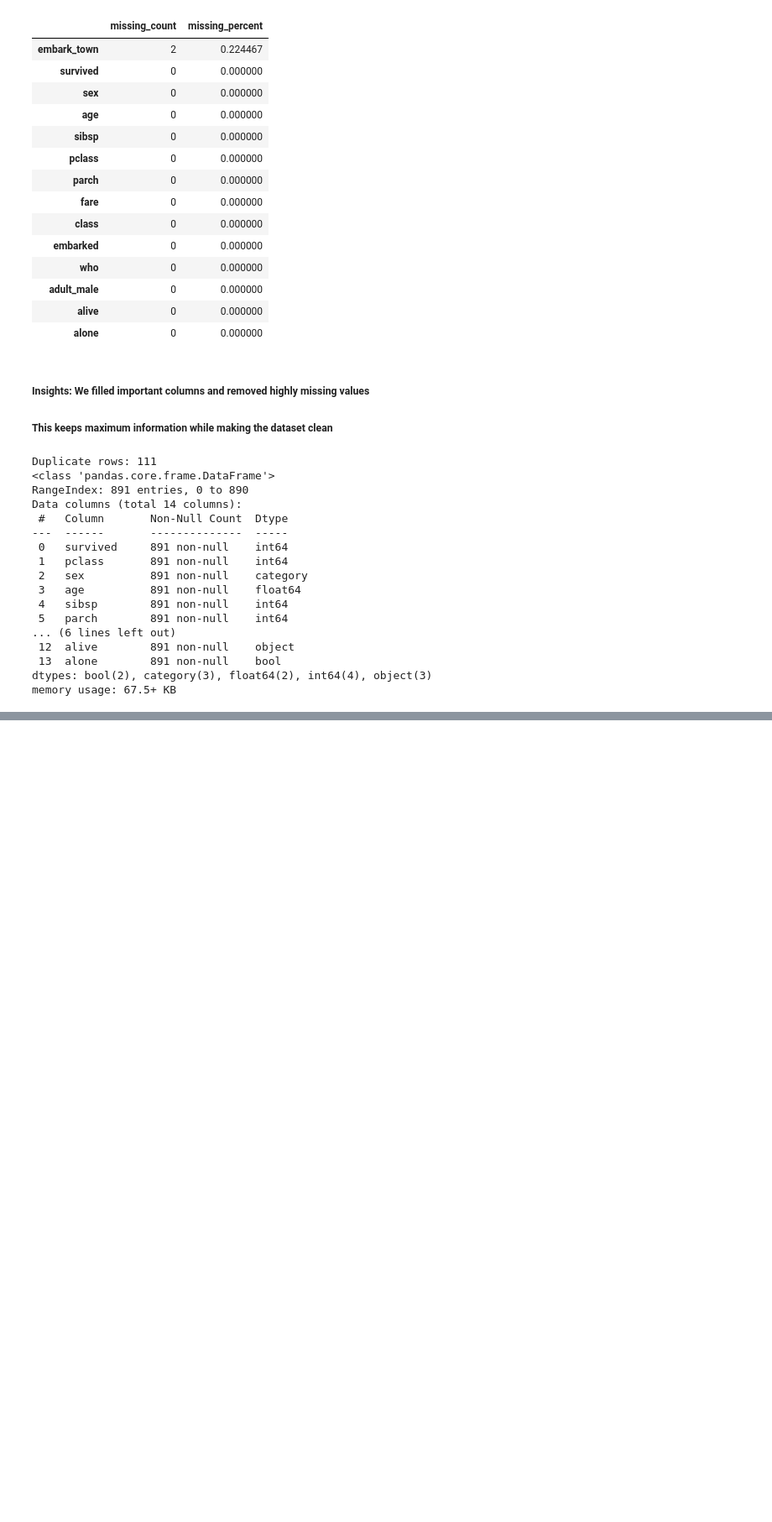
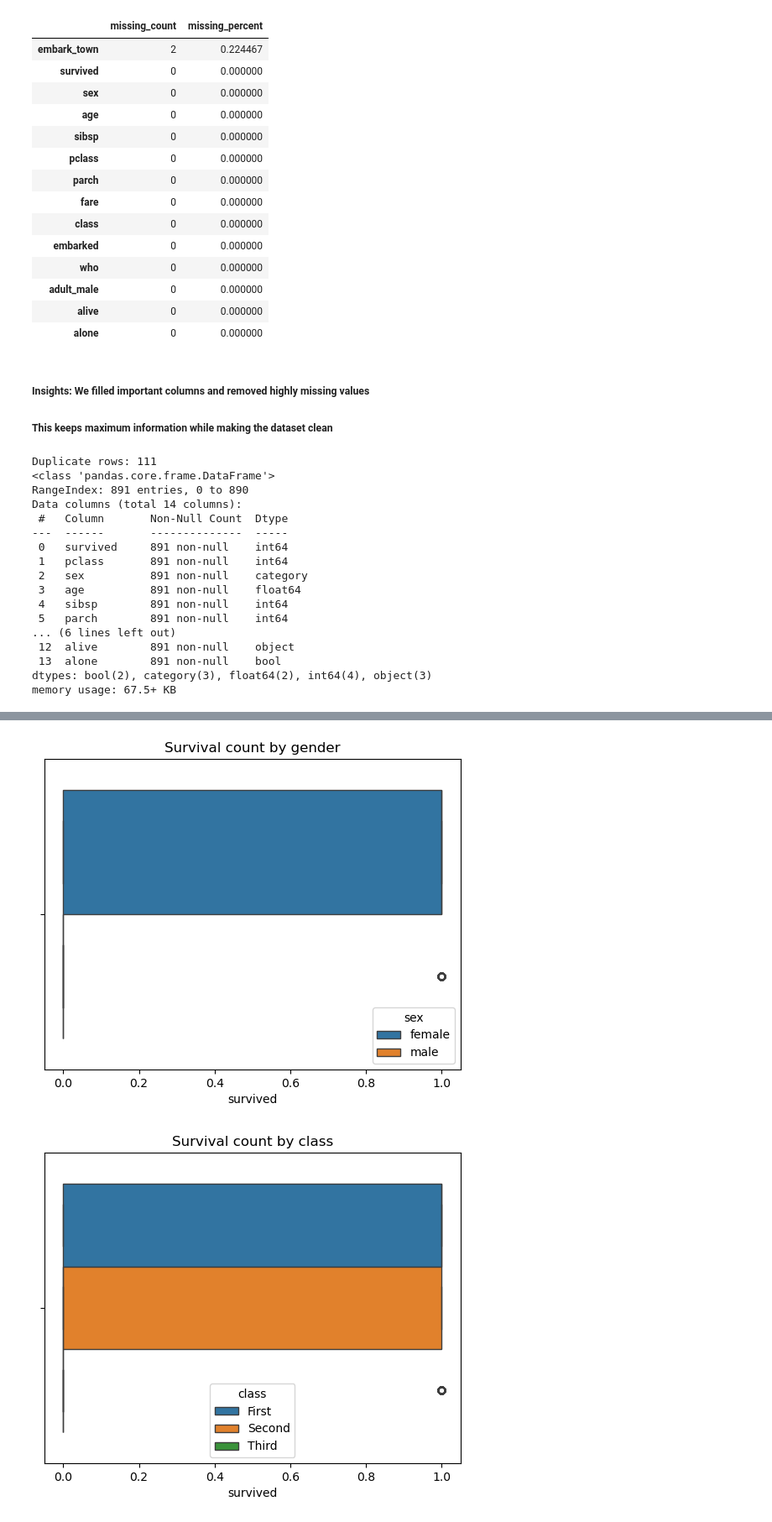
Before and after one commit to thotatejaswini03/DataAnalysis, a Jupyter notebook: exploratoryDataAnalysis.ipynb, the cells around one changed output, grey strips where cells are left out. Shown: that part at 84% size. Drawn from its saved outputs; the diff is of its cells as text; code cells hidden in the pictures; blank space fills up the shorter version.

```diff
--- a/exploratoryDataAnalysis.ipynb
+++ b/exploratoryDataAnalysis.ipynb
@@ -232,0 +272,12 @@ memory usage: 67.5+ KB
+# %%
+#bivariate analysis-cateogorical vs Categorical
+sns.boxplot(x='survived',hue='sex',data=df)
+plt.title("Survival count by gender")
+plt.show()
+
+sns.boxplot(x='survived',hue='class',data=df)
+plt.title("Survival count by class")
+plt.show()
+# %% [output]
+[figure, added]
+[figure, added]
```
Also changed, not shown: parts of 8 cells of this notebook.
